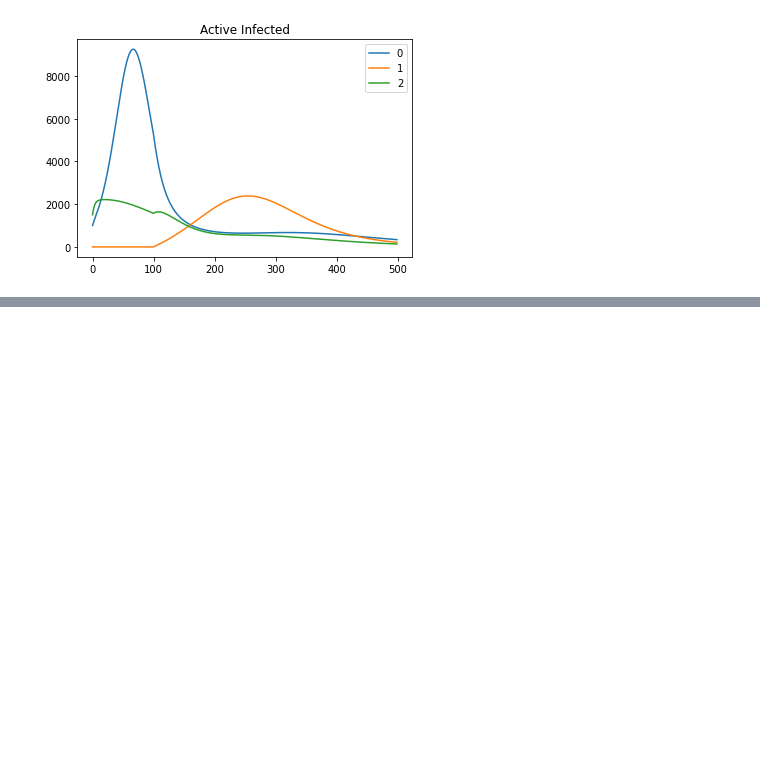
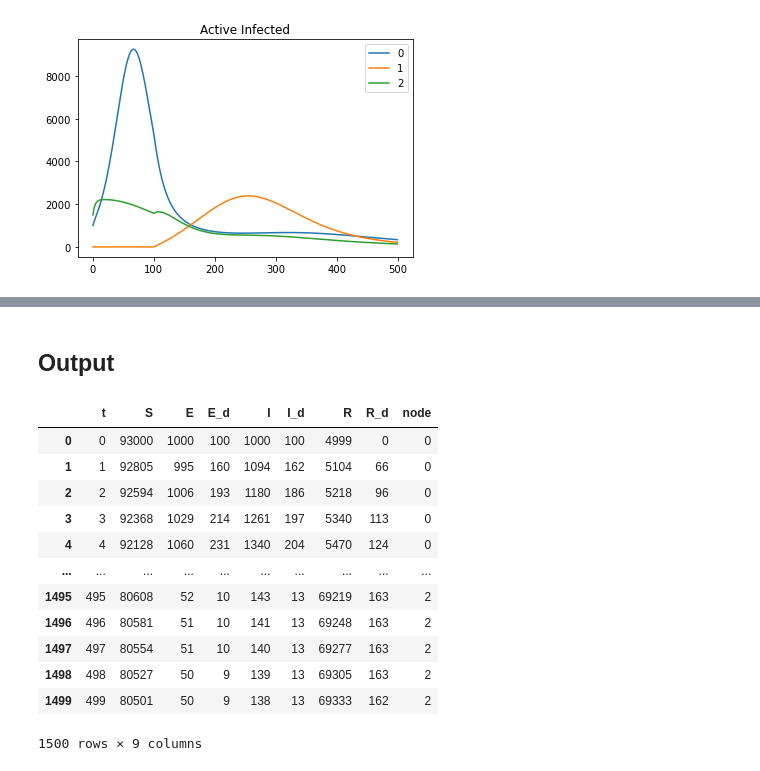
Before and after one commit to DLab/covid19geomodeller, a Jupyter notebook: Examples/SEIRMETA.ipynb, the cells around one changed output, grey strips where cells are left out. Saved outputs shown, nothing was run; the diff lists cells and outputs as text; code cells hidden in the pictures; blank space fills up the shorter version.

Commit message:
SEIRMETA results + params dataframes

```diff
--- a/Examples/SEIRMETA.ipynb
+++ b/Examples/SEIRMETA.ipynb
@@ -66,0 +67,18 @@ plt.show()
+# %% [markdown]
+## Output
+# %%
+seir.results
+# %% [output]
+|  | t | S | E | E_d | I | I_d | R | R_d | node |
+| 0 | 0 | 93000 | 1000 | 100 | 1000 | 100 | 4999 | 0 | 0 |
+| 1 | 1 | 92805 | 995 | 160 | 1094 | 162 | 5104 | 66 | 0 |
+| 2 | 2 | 92594 | 1006 | 193 | 1180 | 186 | 5218 | 96 | 0 |
+| 3 | 3 | 92368 | 1029 | 214 | 1261 | 197 | 5340 | 113 | 0 |
+| 4 | 4 | 92128 | 1060 | 231 | 1340 | 204 | 5470 | 124 | 0 |
+| ... | ... | ... | ... | ... | ... | ... | ... | ... | ... |
+| 1495 | 495 | 80608 | 52 | 10 | 143 | 13 | 69219 | 163 | 2 |
+| 1496 | 496 | 80581 | 51 | 10 | 141 | 13 | 69248 | 163 | 2 |
+| 1497 | 497 | 80554 | 51 | 10 | 140 | 13 | 69277 | 163 | 2 |
+| 1498 | 498 | 80527 | 50 | 9 | 139 | 13 | 69305 | 163 | 2 |
+| 1499 | 499 | 80501 | 50 | 9 | 138 | 13 | 69333 | 162 | 2 |
+1500 rows × 9 columns
```
Also changed, not shown: parts of 2 cells of this notebook, 1 other file.
